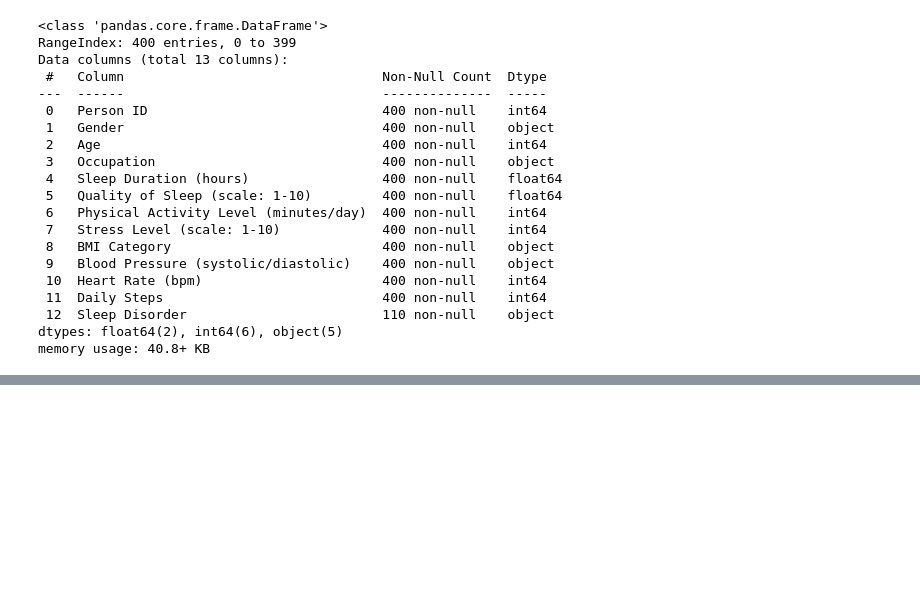
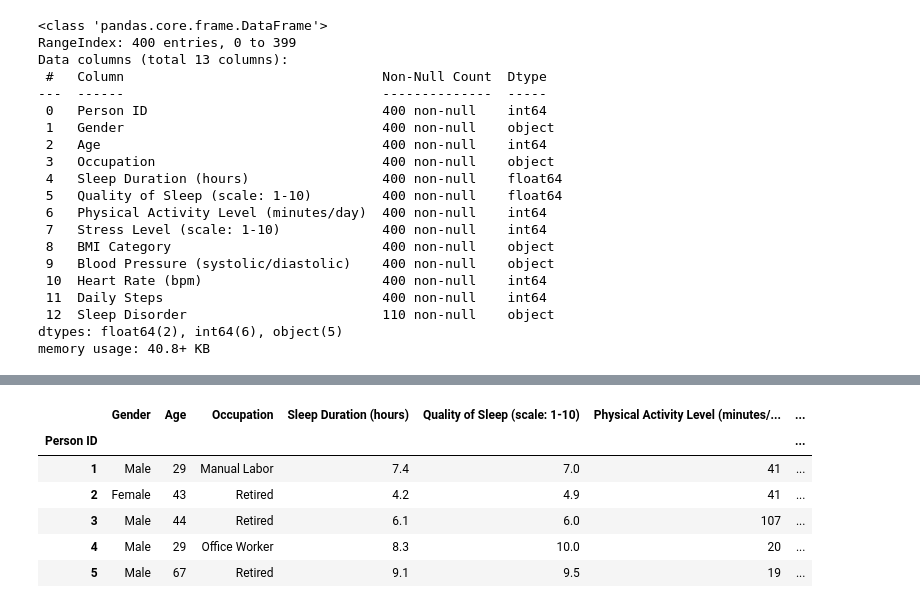
Before and after one commit to samjian8/Sleep_Lifestyle_Analysis, a Jupyter notebook: main.ipynb, the cells around one changed output, grey strips where cells are left out. Cells and saved outputs as stored; diff of their text form; code cells hidden in the pictures; blank space fills up the shorter version.

```diff
--- a/main.ipynb
+++ b/main.ipynb
@@ -37,0 +50,11 @@ df.fillna("None", inplace = True)
+# %%
+df = df.set_index('Person ID')
+df.head()
+# %% [output]
+|  | Gender | Age | Occupation | Sleep Duration (hours) | Quality of Sleep (scale: 1-10) | Physical Activity Level (minutes/... | ... |
+| Person ID |  |  |  |  |  |  | ... |
+| 1 | Male | 29 | Manual Labor | 7.4 | 7.0 | 41 | ... |
+| 2 | Female | 43 | Retired | 4.2 | 4.9 | 41 | ... |
+| 3 | Male | 44 | Retired | 6.1 | 6.0 | 107 | ... |
+| 4 | Male | 29 | Office Worker | 8.3 | 10.0 | 20 | ... |
+| 5 | Male | 67 | Retired | 9.1 | 9.5 | 19 | ... |
```
Also changed, not shown: parts of 4 cells of this notebook.
